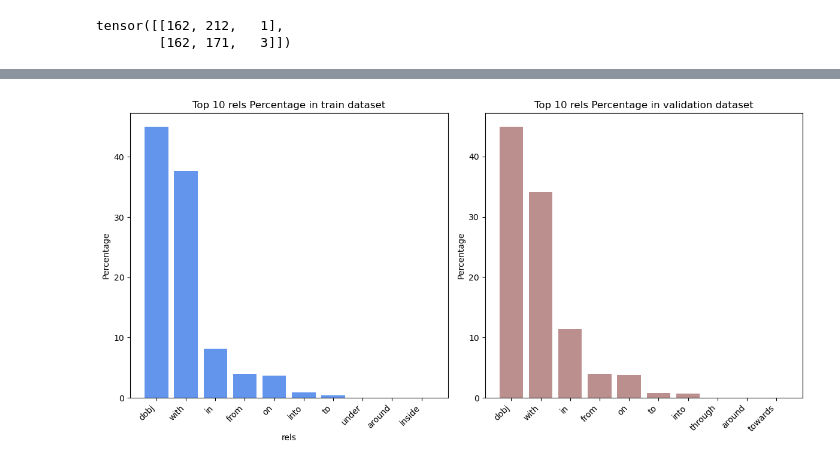
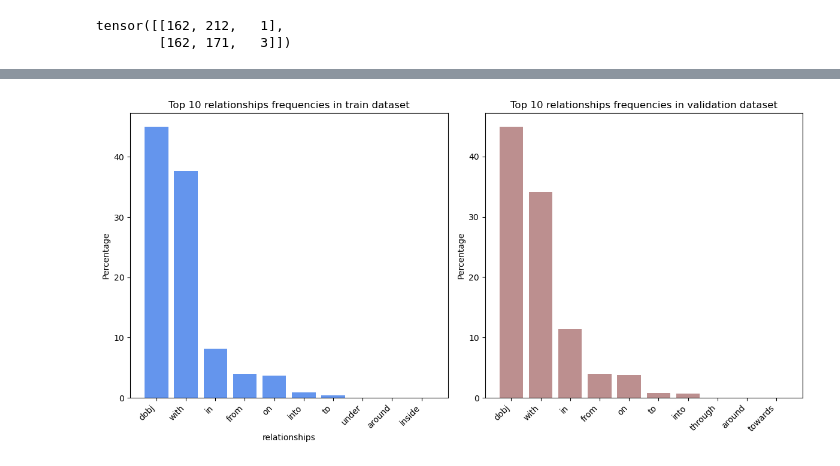
Before and after one commit to scoleri-mr/easg_classification, a Jupyter notebook: dataset_analysis.ipynb, the cells around one changed output, grey strips where cells are left out. Cells and saved outputs as stored; diff of their text form; code cells hidden in the pictures.

```diff
--- a/dataset_analysis.ipynb
+++ b/dataset_analysis.ipynb
@@ -211,4 +251,4 @@ print(len(objs_list_val))
 # %%
-compare_statistics(rels_list_train, rels_list_val, rels, 'train dataset', 'validation dataset', 'rels', other=False)
+compare_statistics(rels_list_train, rels_list_val, rels, 'train dataset', 'validation dataset', 'relationships', other=False)
 # %% [output]
-[figure, old version]
+[figure, new version]
```
Also changed, not shown: parts of 5 cells of this notebook, 2 other files.
